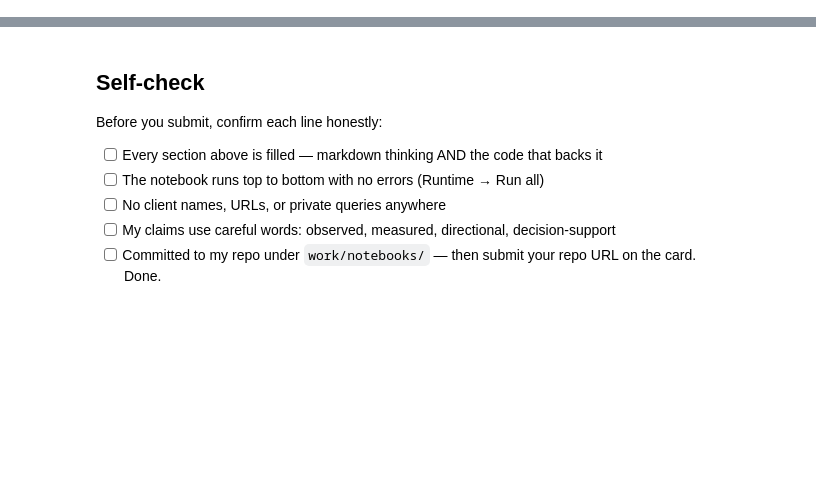
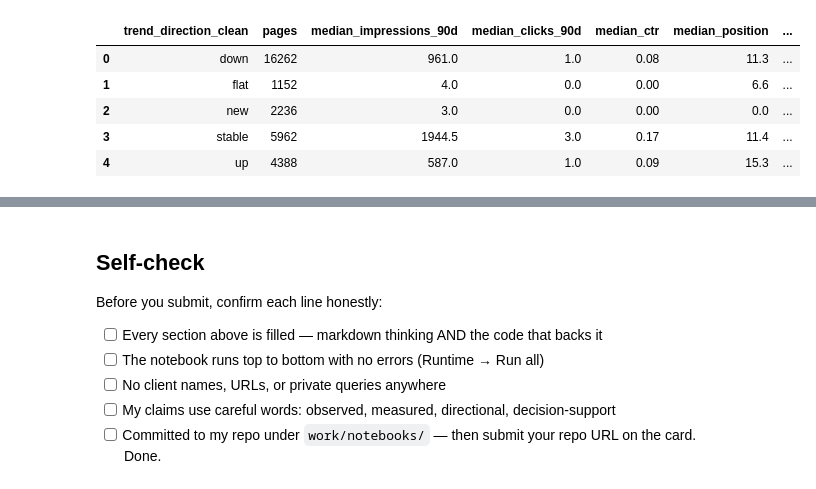
Before and after one commit to QuratulainAzhar22/flyrank-ml-work, a Jupyter notebook: work/notebooks/w04_signal_audit.ipynb, the cells around one changed output, grey strips where cells are left out. Drawn from its saved outputs; the diff is of its cells as text; code cells hidden in the pictures; blank space fills up the shorter version.

```diff
--- a/work/notebooks/w04_signal_audit.ipynb
+++ b/work/notebooks/w04_signal_audit.ipynb
@@ -20,3 +143,80 @@ This skeleton is yours to fill. Work the sections **in order** — each one has
 # %%
 # This cell is for CODE (numbers, a query, a check).
 # Write your text answer in the cell ABOVE this one — typing sentences here breaks Run All.
+# Section 2 — Signal tests
+
+# Create age/update/trend groups
+
+df["age_group"] = pd.cut(
+    df["content_age_days"],
+    bins=[-1, 180, 365, 730, np.inf],
+    labels=["<=180d", "181-365d", "366-730d", ">730d"]
+)
+
+df["update_group"] = pd.cut(
+    df["days_since_last_update"],
+    bins=[-1, 90, 180, 365, np.inf],
+    labels=["<=90d", "91-180d", "181-365d", ">365d"]
+)
+
+# Trend direction is already categorical.
+# Normalize text so grouping is consistent.
+df["trend_direction_clean"] = (
+    df["trend_direction"]
+    .astype(str)
+    .str.strip()
+    .str.lower()
+)
+
+# -------- Signal 1: Content age --------
+
+age_test = (
+    df.groupby("age_group", observed=True)
+      .agg(
+          pages=("content_id", "count"),
+          median_impressions_90d=("impressions_90d", "median"),
+          median_clicks_90d=("clicks_90d", "median"),
+          median_ctr=("ctr", "median"),
+          median_position=("avg_position", "median")
+      )
+      .reset_index()
+)
+
+print("SIGNAL 1 — Content age")
+display(age_test)
+
+# -------- Signal 2: Days since update --------
+
+update_test = (
+    df.groupby("update_group", observed=True)
+      .agg(
+          pages=("content_id", "count"),
+          median_impressions_90d=("impressions_90d", "median"),
+          median_clicks_90d=("clicks_90d", "median"),
+          median_ctr=("ctr", "median"),
+          median_position=("avg_position", "median")
+      )
+      .reset_index()
+)
+
+print("SIGNAL 2 — Days since last update")
+display(update_test)
+
+# -------- Signal 3: Trend direction --------
+
+trend_test = (
+    df.groupby("trend_direction_clean", dropna=False)
+      .agg(
+          pages=("content_id", "count"),
+          median_impressions_90d=("impressions_90d", "median"),
+          median_clicks_90d=("clicks_90d", "median"),
+          median_ctr=("ctr", "median"),
+          median_position=("avg_position", "median"),
+          median_trend_pct=("trend_pct", "median")
+      )
+      .reset_index()
+)
+
+print("SIGNAL 3 — Trend direction")
+display(trend_test)
+# %% [output]
@@ -23,3 +235,9 @@ This skeleton is yours to fill. Work the sections **in order** — each one has
+|  | trend_direction_clean | pages | median_impressions_90d | median_clicks_90d | median_ctr | median_position | ... |
+| 0 | down | 16262 | 961.0 | 1.0 | 0.08 | 11.3 | ... |
+| 1 | flat | 1152 | 4.0 | 0.0 | 0.00 | 6.6 | ... |
+| 2 | new | 2236 | 3.0 | 0.0 | 0.00 | 0.0 | ... |
+| 3 | stable | 5962 | 1944.5 | 3.0 | 0.17 | 11.4 | ... |
+| 4 | up | 4388 | 587.0 | 1.0 | 0.09 | 15.3 | ... |
 # %% [markdown]
 ## 3. The flag-linked test
 
```
Also changed, not shown: parts of 9 cells of this notebook.
